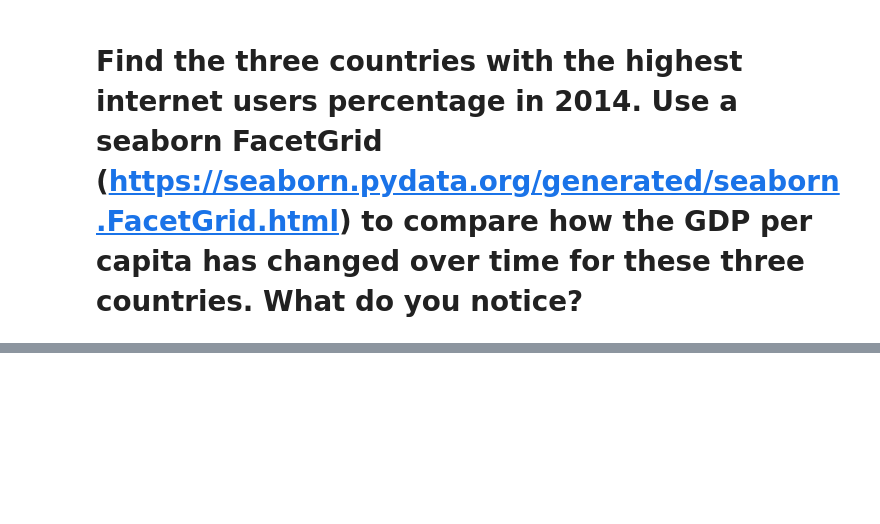
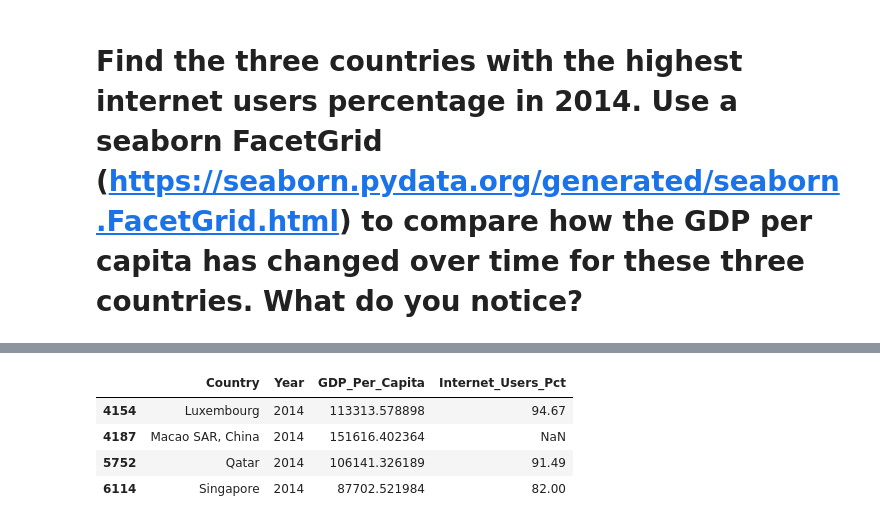
Before and after one commit to NSS-Data-Analytics-Cohort-11/undata-McNuttJ, a Jupyter notebook: notebook/UN_data_analysis_DA11.ipynb, the cells around one changed output, grey strips where cells are left out. Saved outputs shown, nothing was run; the diff lists cells and outputs as text; code cells hidden in the pictures; blank space fills up the shorter version.

```diff
--- a/notebook/UN_data_analysis_DA11.ipynb
+++ b/notebook/UN_data_analysis_DA11.ipynb
@@ -264,0 +581,10 @@ top3_gdp_grid.map(sns.scatterplot, "Year","GDP_Per_Capita")
+# %%
+outlier_group = gdp_and_internet_use_2014[gdp_and_internet_use_2014['GDP_Per_Capita'] > 80000]
+# %%
+outlier_group.head()
+# %% [output]
+|  | Country | Year | GDP_Per_Capita | Internet_Users_Pct |
+| 4154 | Luxembourg | 2014 | 113313.578898 | 94.67 |
+| 4187 | Macao SAR, China | 2014 | 151616.402364 | NaN |
+| 5752 | Qatar | 2014 | 106141.326189 | 91.49 |
+| 6114 | Singapore | 2014 | 87702.521984 | 82.00 |
```
Also changed, not shown: parts of 59 cells of this notebook.
